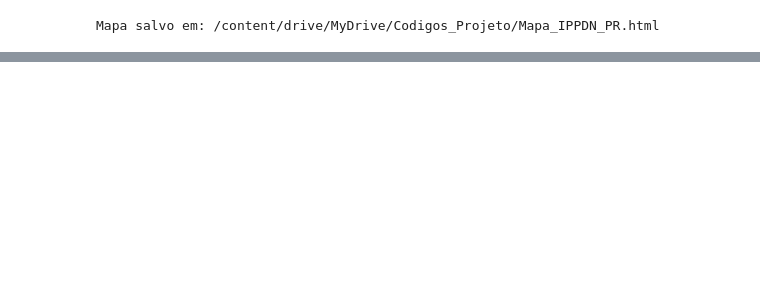
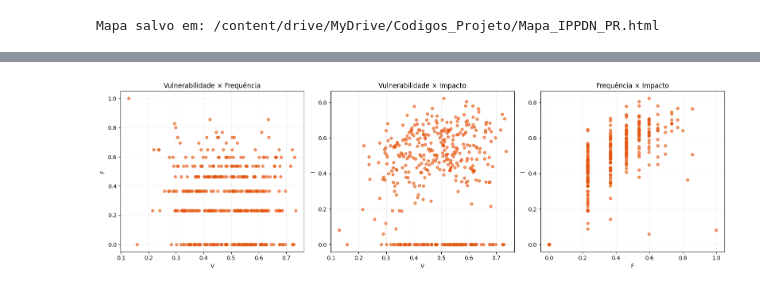
Before and after one commit to vzuza/codigos_amanha, a Jupyter notebook: indice_prioridade_preventiva.ipynb, the cells around one changed output, grey strips where cells are left out. Drawn from its saved outputs; the diff is of its cells as text; code cells hidden in the pictures; blank space fills up the shorter version.

```diff
--- a/indice_prioridade_preventiva.ipynb
+++ b/indice_prioridade_preventiva.ipynb
@@ -817,0 +895,30 @@ Mapa salvo em: /content/drive/MyDrive/Codigos_Projeto/Mapa_IPPDN_PR.html
+# %%
+#Dispersão entre Vulnerabilidade, Frequência e Impacto
+
+fig, axes = plt.subplots(1, 3, figsize=(16, 5))
+
+relacoes = [
+    ('V', 'F', 'Vulnerabilidade × Frequência'),
+    ('V', 'I', 'Vulnerabilidade × Impacto'),
+    ('F', 'I', 'Frequência × Impacto')
+]
+
+for ax, (x, y, titulo) in zip(axes, relacoes):
+
+    ax.scatter(
+        df_ippdn[x],
+        df_ippdn[y],
+        alpha=0.6,
+        color='#e6550d',
+        s=25
+    )
+
+    ax.set_title(titulo)
+    ax.set_xlabel(x)
+    ax.set_ylabel(y)
+    ax.grid(alpha=0.2)
+
+plt.tight_layout()
+plt.show()
+# %% [output]
+[figure, added]
```
Also changed, not shown: parts of 4 cells of this notebook.
